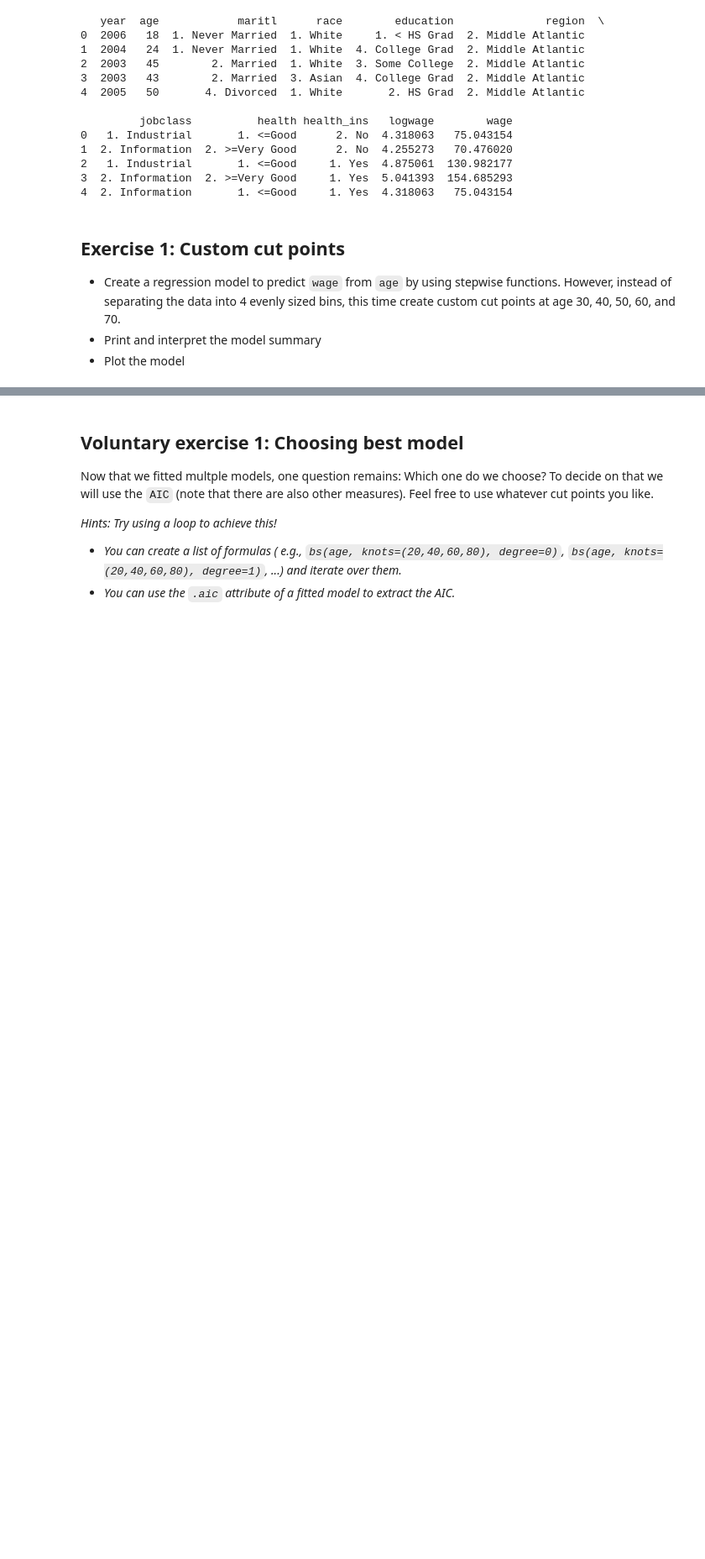
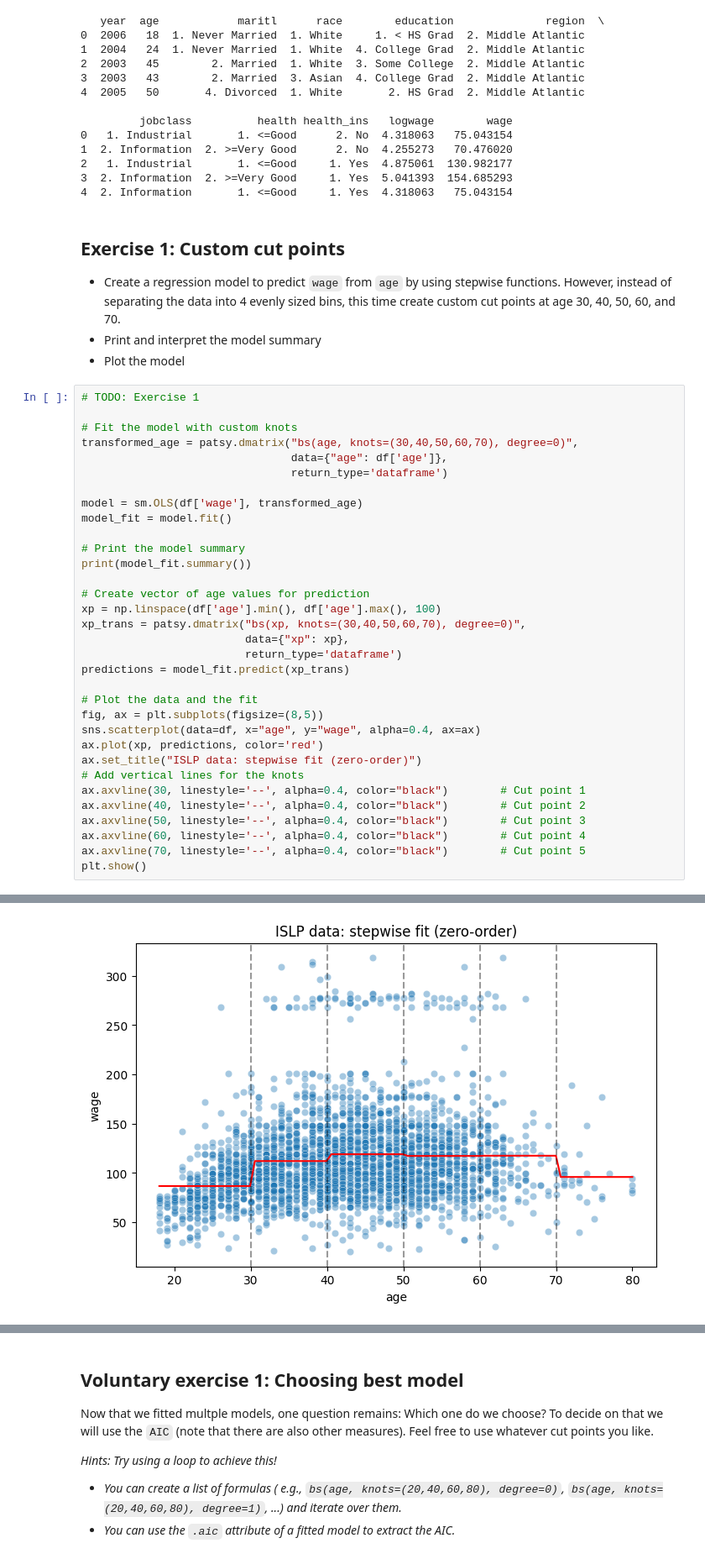
Before and after one commit to mibur1/psy111, a Jupyter notebook: book/statistics/9_Spline_Reg/3_Exercises.ipynb, the cells around one changed output, grey strips where cells are left out. Shown at 84% size. Cells and saved outputs as stored; diff of their text form; blank space fills up the shorter version.

```diff
--- a/book/statistics/9_Spline_Reg/3_Exercises.ipynb
+++ b/book/statistics/9_Spline_Reg/3_Exercises.ipynb
@@ -32,3 +32,37 @@ print(df.head())
 - Create a regression model to predict `wage` from `age` by using stepwise functions. However, instead of separating the data into 4 evenly sized bins, this time create custom cut points at age 30, 40, 50, 60, and 70.
 - Print and interpret the model summary
 - Plot the model
+# %%
+# TODO: Exercise 1
+
+# Fit the model with custom knots
+transformed_age = patsy.dmatrix("bs(age, knots=(30,40,50,60,70), degree=0)",
+                                data={"age": df['age']},
+                                return_type='dataframe')
+
+model = sm.OLS(df['wage'], transformed_age)
+model_fit = model.fit()
+
+# Print the model summary
+print(model_fit.summary())
+
+# Create vector of age values for prediction
+xp = np.linspace(df['age'].min(), df['age'].max(), 100)
+xp_trans = patsy.dmatrix("bs(xp, knots=(30,40,50,60,70), degree=0)",
+                         data={"xp": xp},
+                         return_type='dataframe')
+predictions = model_fit.predict(xp_trans)
+
+# Plot the data and the fit
+fig, ax = plt.subplots(figsize=(8,5))
+sns.scatterplot(data=df, x="age", y="wage", alpha=0.4, ax=ax)
+ax.plot(xp, predictions, color='red')
+ax.set_title("ISLP data: stepwise fit (zero-order)")
+# Add vertical lines for the knots
+ax.axvline(30, linestyle='--', alpha=0.4, color="black")        # Cut point 1
+ax.axvline(40, linestyle='--', alpha=0.4, color="black")        # Cut point 2
+ax.axvline(50, linestyle='--', alpha=0.4, color="black")        # Cut point 3
+ax.axvline(60, linestyle='--', alpha=0.4, color="black")        # Cut point 4
+ax.axvline(70, linestyle='--', alpha=0.4, color="black")        # Cut point 5
+plt.show()
+# %% [output]
@@ -34,0 +86 @@ print(df.head())
+[figure, added]
```
Also changed, not shown: parts of 8 cells of this notebook, 1 other file.
